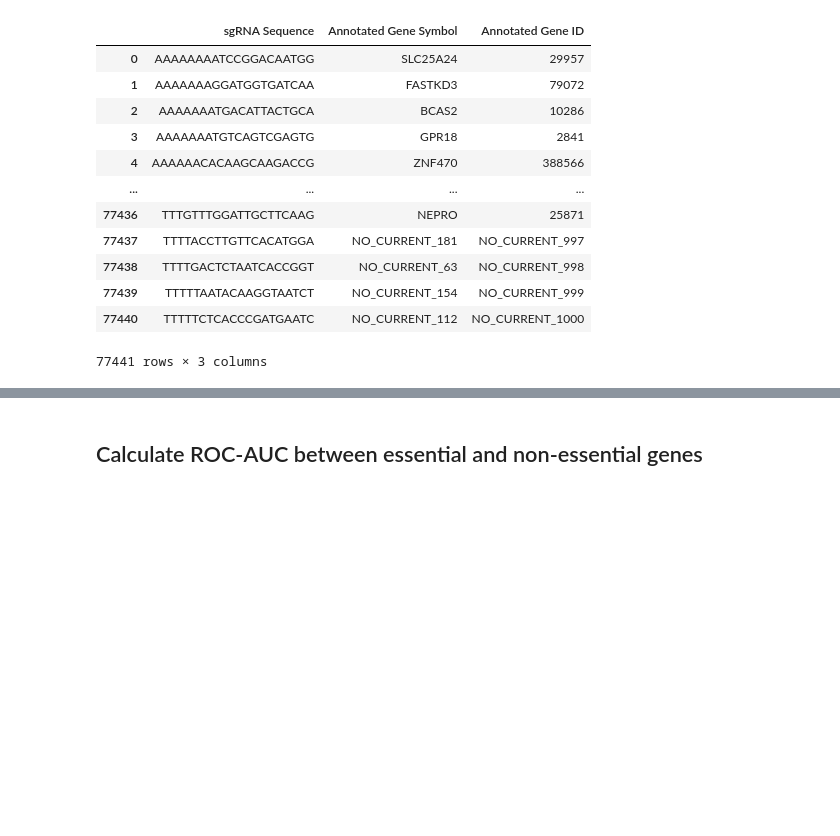
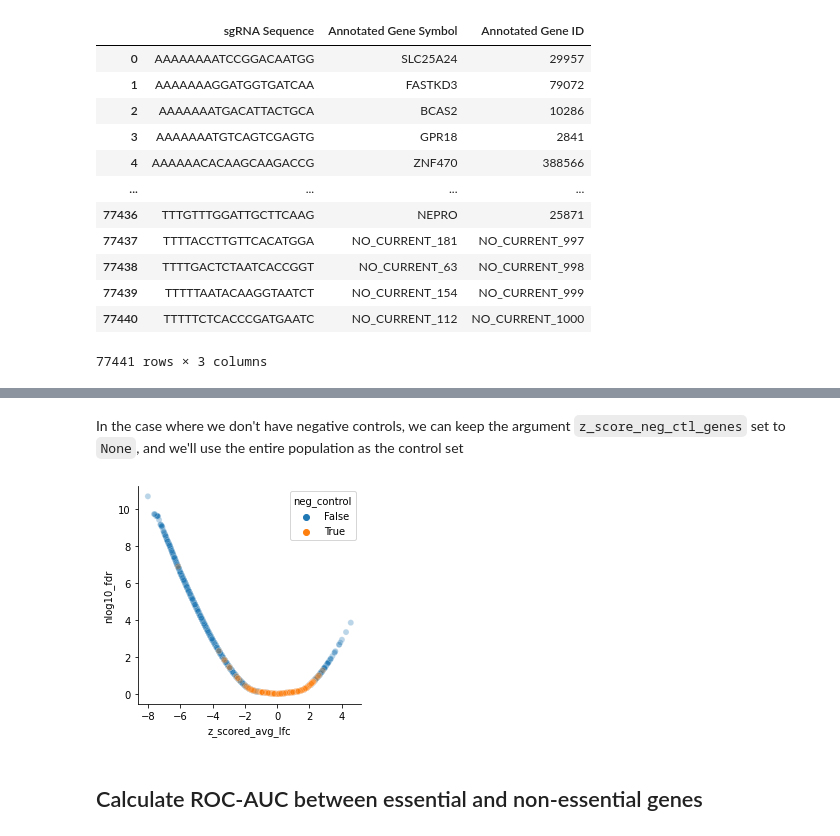
Before and after one commit to gpp-rnd/poola, a Jupyter notebook: 00_core.ipynb, the cells around one changed output, grey strips where cells are left out. Saved outputs shown, nothing was run; the diff lists cells and outputs as text; code cells hidden in the pictures; blank space fills up the shorter version.

```diff
--- a/00_core.ipynb
+++ b/00_core.ipynb
@@ -379,3 +518,18 @@ gene_lfcs
+# %% [markdown]
+In the case where we don't have negative controls, we can keep the argument `z_score_neg_ctl_genes` set to `None`, and we'll use the entire population as the control set
+# %%
+gene_lfcs = average_gene_lfcs(lfcs=avg_replicate_lfc_df, annotations=remapped_annotations, gene_col='Annotated Gene Symbol',
+                              merge_on='sgRNA Sequence', z_score_neg_ctls=True)
+plot_lfcs = gene_lfcs.copy()
+plot_lfcs['nlog10_fdr'] = -np.log10(plot_lfcs['z_scored_avg_lfc_fdr_bh'])
+plot_lfcs['neg_control'] = plot_lfcs['Annotated Gene Symbol'].isin(nonessential_genes)
+plot_lfcs = plot_lfcs.sort_values('neg_control')
+plt.subplots(figsize=(4,4))
+sns.scatterplot(data=plot_lfcs, x='z_scored_avg_lfc',
+                y='nlog10_fdr', hue='neg_control', alpha=0.3)
+sns.despine()
+# %% [output]
+[figure, added]
 # %% [markdown]
 ## Calculate ROC-AUC between essential and non-essential genes
 # %%
```
Also changed, not shown: parts of 20 cells of this notebook, 10 other files.
